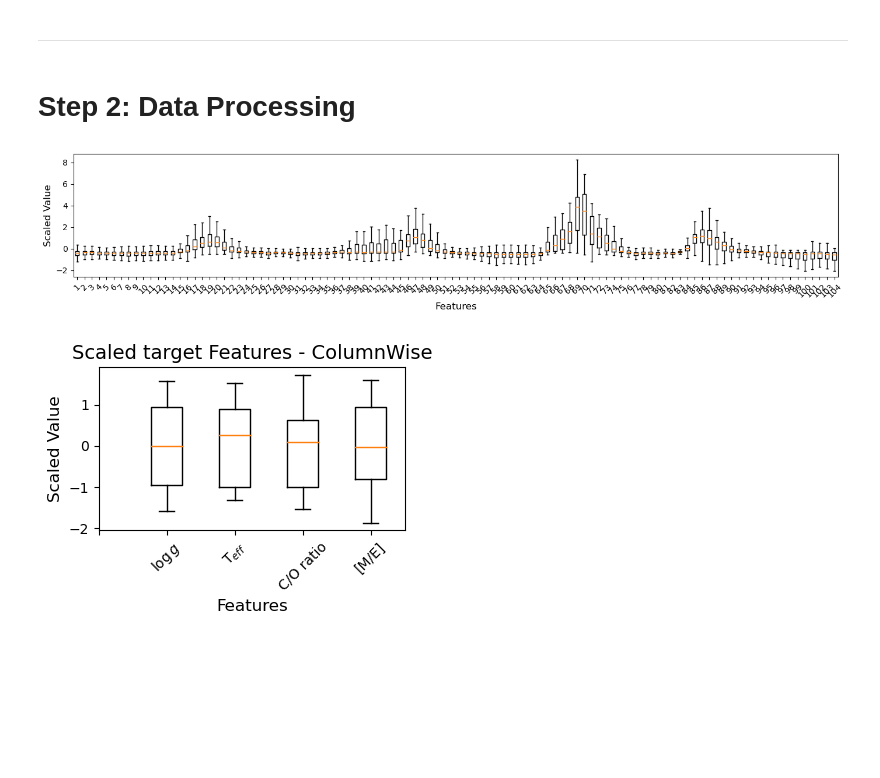
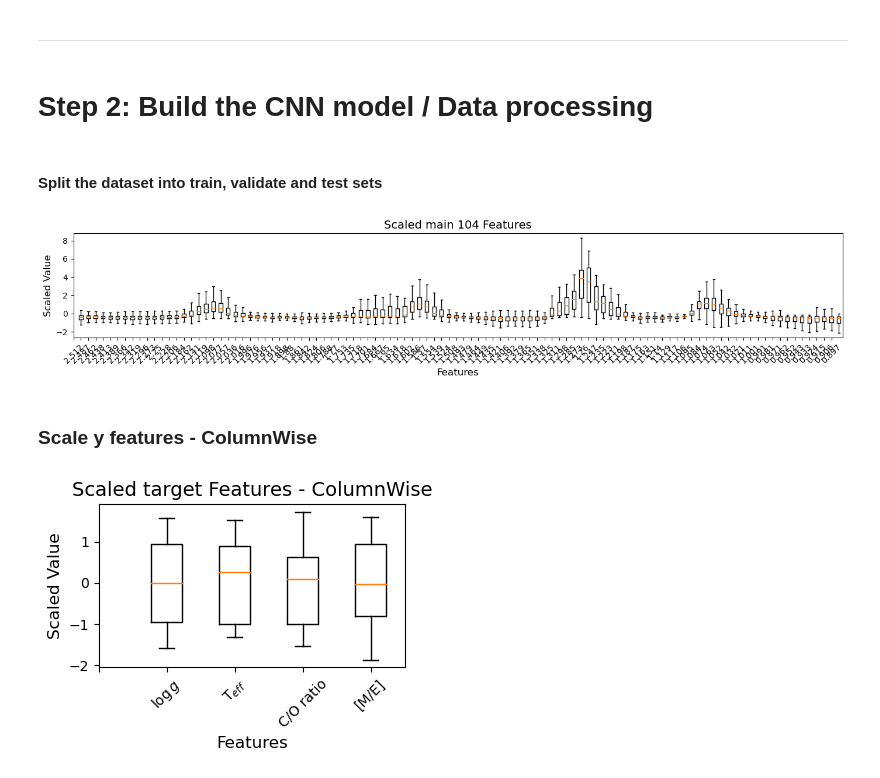
Before and after one commit to EhsanGharibNezhad/TelescopeML, a Jupyter notebook: notebooks/Train_CNN_ToyModel-test_buildModel.ipynb, the cells around one changed output. Saved outputs shown, nothing was run; the diff lists cells and outputs as text; code cells hidden in the pictures; blank space fills up the shorter version.

```diff
--- a/notebooks/Train_CNN_ToyModel-test_buildModel.ipynb
+++ b/notebooks/Train_CNN_ToyModel-test_buildModel.ipynb
@@ -48,0 +39,3 @@ df.iloc[::10]
+# %%
+training_features_labels = [item for item in train_BD.columns.to_list() if item not in target_features+['is_augmented']]
+training_features_labels[:5]
@@ -49,17 +57,23 @@ df.iloc[::10]
 # %% [markdown]
 ## Prepare feature variables (X) and targets (y)
 # %%
-df = df[df['is_augmented'].isin(['no'])]
-X = df.drop(
+# to assure we are only training the module with the native non-augmented BD training dataset
+train_BD = train_BD[train_BD['is_augmented'].isin(['no'])]
+
+
+# Training feature variables
+X = train_BD.drop(
     columns=['gravity',
              'temperature',
              'c_o_ratio',
              'metallicity',
              'is_augmented'])#.astype(np.float32)
 
-y = df[['gravity', 'c_o_ratio', 'metallicity', 'temperature', ]]#.astype(np.float32)
+
+# Target feature variables
+y = train_BD[['gravity', 'c_o_ratio', 'metallicity', 'temperature', ]]#.astype(np.float32)
 # %%
-y['temperature'] = np.log10(y['temperature'])
+y.loc[:, 'temperature'] = np.log10(y['temperature'])
 # %% [output]
 A value is trying to be set on a copy of a slice from a DataFrame.
 Try using .loc[row_indexer,col_indexer] = value instead
@@ -82,10 +92,10 @@ y.head(5)
 # %% [markdown]
 ---
 # %% [markdown]
-# Step 2: Data Processing
+# Step 2: Build the CNN model / Data processing
 # %%
-# Create an instance of TrainCNNRegression
-train_cnn_regression = TrainRegression(feature_values=X,
+# Instintiate TrainCNNRegression class
+train_cnn_regression = TrainRegression(feature_values=X.to_numpy(),
                              feature_names=X.columns,
                              target_values=y.to_numpy(),
                              target_name=['gravity', 'c_o_ratio', 'metallicity', 'temperature'],
@@ -96,4 +106,6 @@ train_cnn_regression = TrainRegression(feature_values=X,
                              is_augmented='no',
                              ml_model=None,
                              ml_model_str='CNN')
+# %% [markdown]
+#### Split the dataset into train, validate and test sets
 # %%
@@ -104,8 +117,14 @@ train_cnn_regression.split_train_validation_test(test_size=0.1, val_size=0.1)
 train_cnn_regression.standardize_X_row_wise()
 # %%
-train_cnn_regression.plot_boxplot_scaled_features(train_cnn_regression.X_train_standardized_rowwise)
+train_cnn_regression.plot_boxplot_scaled_features(scaled_feature= train_cnn_regression.X_train_standardized_rowwise,
+                                                  xticks_list = training_features_labels,
+                                                  title = 'Scaled main 104 Features',
+                                                  fig_size=(14, 3),
+                                                    )
 # %% [output]
-[figure, old version]
+[figure, new version]
+# %% [markdown]
+### Scale y features - ColumnWise
 # %%
 # Standardize the y features using Standard Scaler
 train_cnn_regression.standardize_y_column_wise()
```
Also changed, not shown: parts of 36 cells of this notebook, 4 other files.
